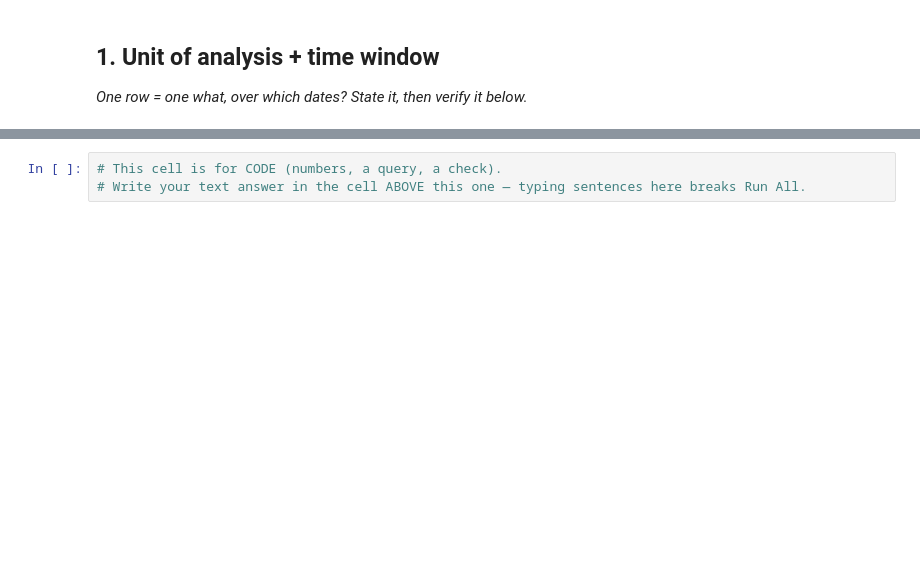
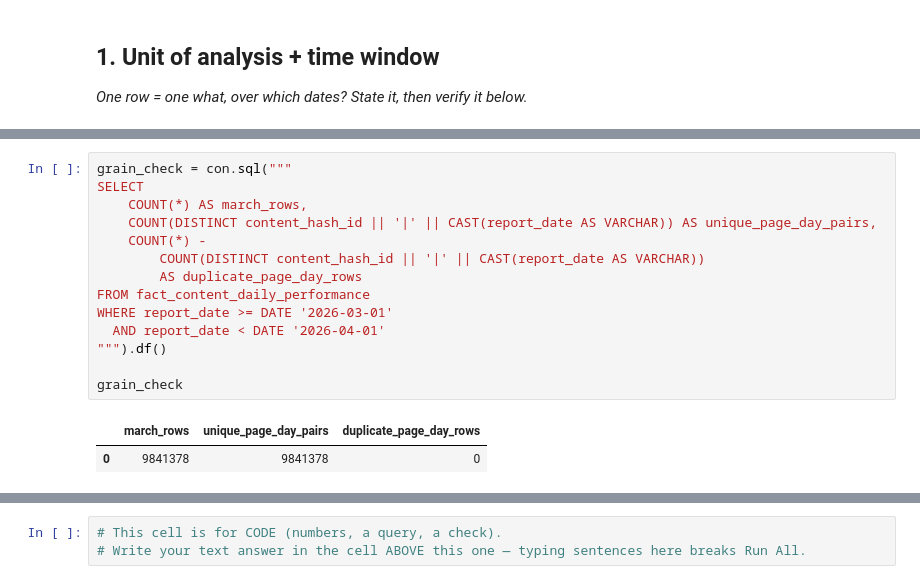
Before and after one commit to prarthanamahesh21-hub/flyrank-ml-internship, a Jupyter notebook: work/notebooks/w03_data_contract.ipynb, the cells around one changed output, grey strips where cells are left out. Cells and saved outputs as stored; diff of their text form; blank space fills up the shorter version.

```diff
--- a/work/notebooks/w03_data_contract.ipynb
+++ b/work/notebooks/w03_data_contract.ipynb
@@ -12,0 +144,17 @@ This skeleton is yours to fill. Work the sections **in order** — each one has
+# %%
+grain_check = con.sql("""
+SELECT
+    COUNT(*) AS march_rows,
+    COUNT(DISTINCT content_hash_id || '|' || CAST(report_date AS VARCHAR)) AS unique_page_day_pairs,
+    COUNT(*) -
+        COUNT(DISTINCT content_hash_id || '|' || CAST(report_date AS VARCHAR))
+        AS duplicate_page_day_rows
+FROM fact_content_daily_performance
+WHERE report_date >= DATE '2026-03-01'
+  AND report_date < DATE '2026-04-01'
+""").df()
+
+grain_check
+# %% [output]
+|  | march_rows | unique_page_day_pairs | duplicate_page_day_rows |
+| 0 | 9841378 | 9841378 | 0 |
```
Also changed, not shown: parts of 20 cells of this notebook.
